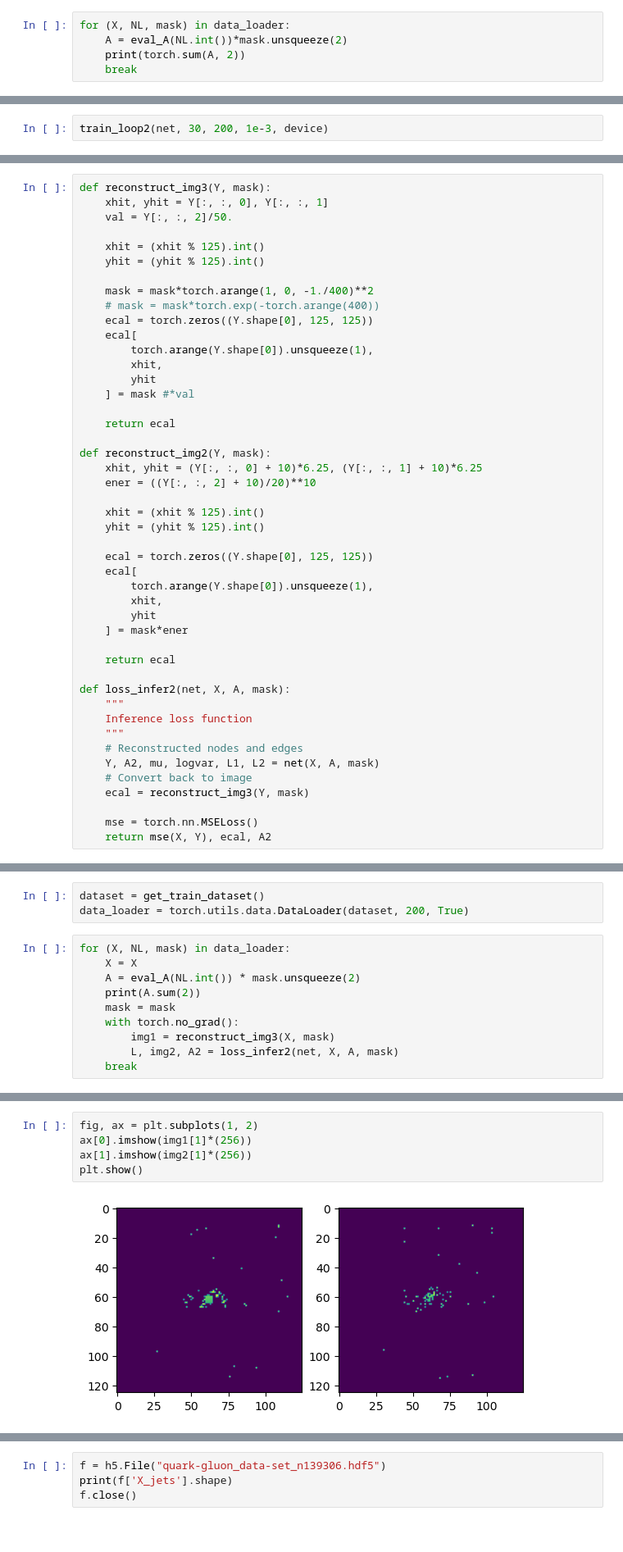
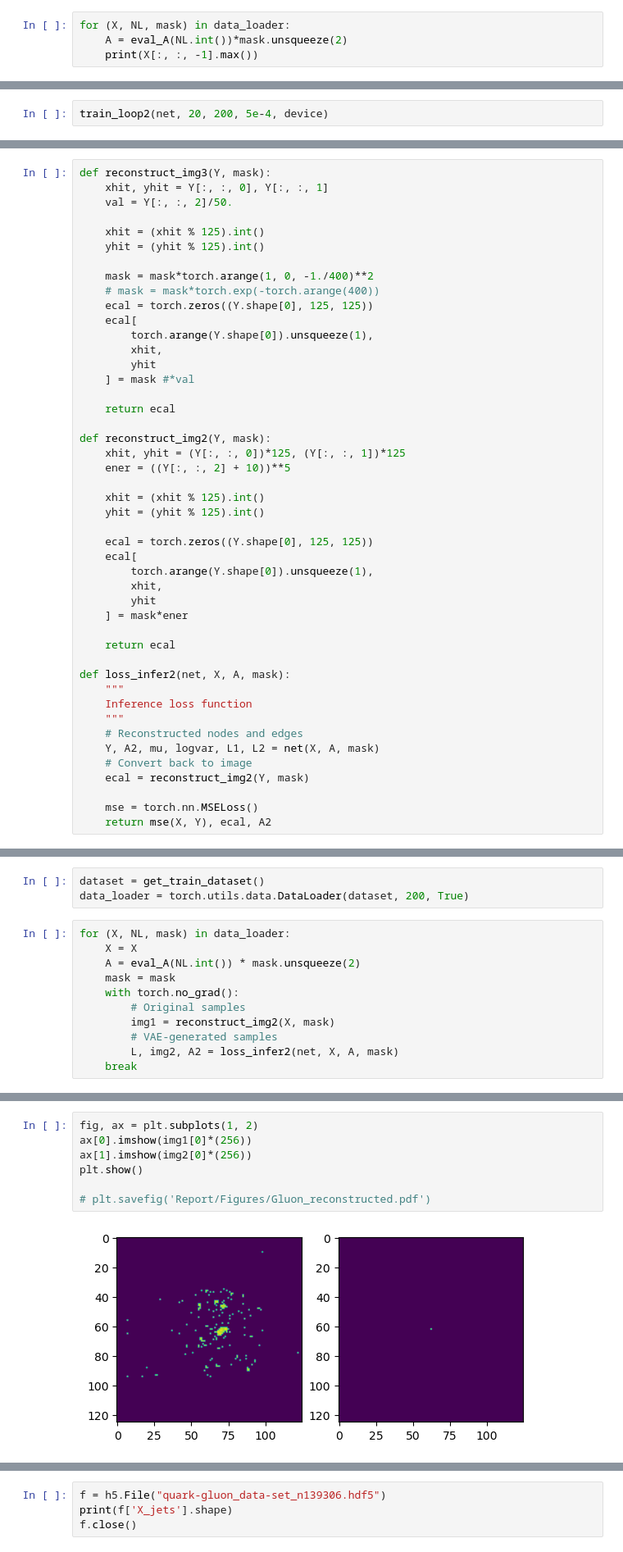
Before and after one commit to dinesh110598/Quark_Gluon_data, a Jupyter notebook: explore.ipynb, the cells around one changed output, grey strips where cells are left out. Shown: that part at 82% size. Drawn from its saved outputs; the diff is of its cells as text.

```diff
--- a/explore.ipynb
+++ b/explore.ipynb
@@ -25,6 +35,5 @@ data_loader = torch.utils.data.DataLoader(dataset, 2000)
 # %%
 for (X, NL, mask) in data_loader:
     A = eval_A(NL.int())*mask.unsqueeze(2)
-    print(torch.sum(A, 2))
-    break
+    print(X[:, :, -1].max())
 # %% [output]
@@ -49,3 +82,3 @@ net = GraphVAE(400, 3)
 # %%
-train_loop2(net, 30, 200, 1e-3, device)
+train_loop2(net, 20, 200, 5e-4, device)
 # %% [output]
@@ -93,8 +129,8 @@ def reconstruct_img3(Y, mask):
     return ecal
 
 def reconstruct_img2(Y, mask):
-    xhit, yhit = (Y[:, :, 0] + 10)*6.25, (Y[:, :, 1] + 10)*6.25
-    ener = ((Y[:, :, 2] + 10)/20)**10
+    xhit, yhit = (Y[:, :, 0])*125, (Y[:, :, 1])*125
+    ener = ((Y[:, :, 2] + 10))**5
 
     xhit = (xhit % 125).int()
     yhit = (yhit % 125).int()
@@ -115,7 +151,7 @@ def loss_infer2(net, X, A, mask):
     # Reconstructed nodes and edges
     Y, A2, mu, logvar, L1, L2 = net(X, A, mask)
     # Convert back to image
-    ecal = reconstruct_img3(Y, mask)
+    ecal = reconstruct_img2(Y, mask)
 
     mse = torch.nn.MSELoss()
     return mse(X, Y), ecal, A2
@@ -131,9 +167,10 @@ data_loader = torch.utils.data.DataLoader(dataset, 200, True)
 for (X, NL, mask) in data_loader:
     X = X
     A = eval_A(NL.int()) * mask.unsqueeze(2)
-    print(A.sum(2))
     mask = mask
     with torch.no_grad():
-        img1 = reconstruct_img3(X, mask)
+        # Original samples
+        img1 = reconstruct_img2(X, mask)
+        # VAE-generated samples
         L, img2, A2 = loss_infer2(net, X, A, mask)
     break
@@ -173,7 +185,9 @@ tensor(1.)
 # %%
 fig, ax = plt.subplots(1, 2)
-ax[0].imshow(img1[1]*(256))
-ax[1].imshow(img2[1]*(256))
+ax[0].imshow(img1[0]*(256))
+ax[1].imshow(img2[0]*(256))
 plt.show()
+
+# plt.savefig('Report/Figures/Gluon_reconstructed.pdf')
 # %% [output]
-[figure, old version]
+[figure, new version]
```
Also changed, not shown: parts of 23 cells of this notebook, 9 other files.
